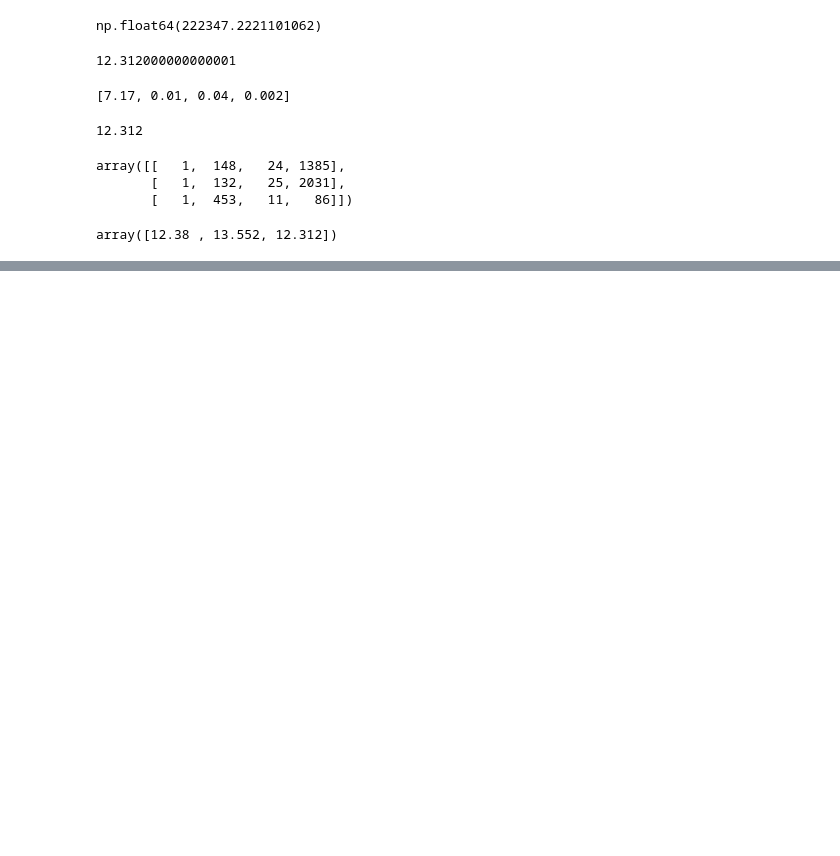
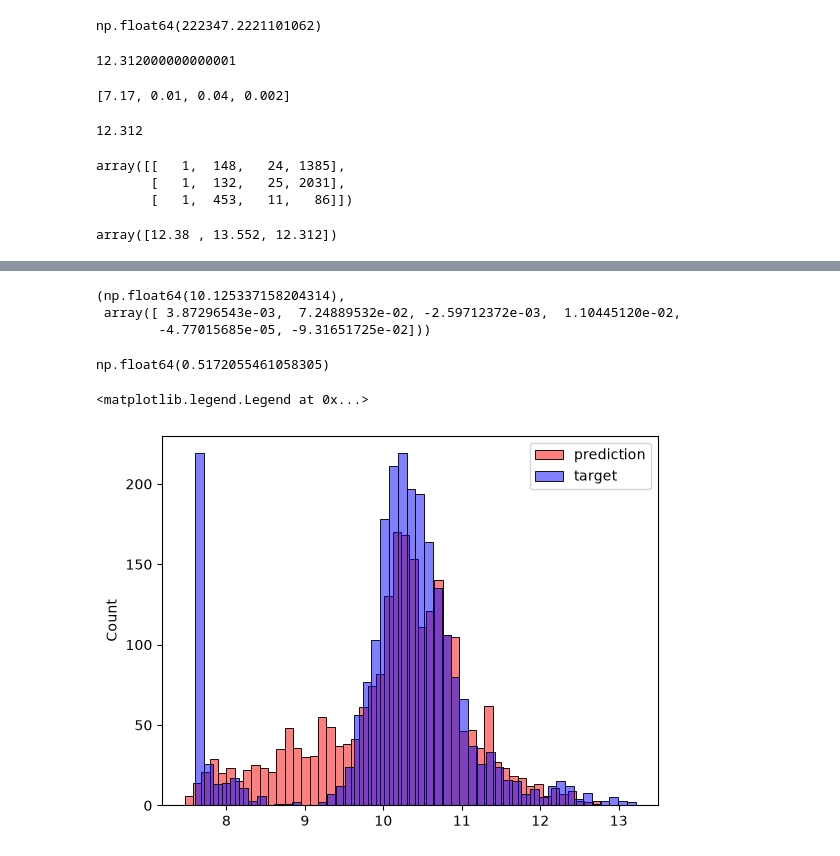
Before and after one commit to vinodnagarelearn/machine-learning-zoomcamp-homework, a Jupyter notebook: 02-regression/02-carprice.ipynb, the cells around one changed output, grey strips where cells are left out. Cells and saved outputs as stored; diff of their text form; code cells hidden in the pictures; blank space fills up the shorter version.

```diff
--- a/02-regression/02-carprice.ipynb
+++ b/02-regression/02-carprice.ipynb
@@ -437,0 +537,31 @@ array([12.38 , 13.552, 12.312])
+# %%
+def prepare_X(df):
+    df = df.copy()
+    df['age'] = 2026 - df.year
+    feature = base + ['age']
+    df_num = df[feature]
+    df_num = df_num.fillna(0)
+    X = df_num.values
+    return X
+# %%
+X_train = prepare_X(df_train)
+w0, w = train_linear_regression(X_train, y_train)
+w0, w
+# %% [output]
+(np.float64(10.125337158204314),
+ array([ 3.87296543e-03,  7.24889532e-02, -2.59712372e-03,  1.10445120e-02,
+        -4.77015685e-05, -9.31651725e-02]))
+# %%
+X_val = prepare_X(df_val)
+y_pred = w0 + X_val.dot(w)
+# %%
+rmse(y_val, y_pred)
+# %% [output]
+np.float64(0.5172055461058305)
+# %%
+sns.histplot(y_pred, label = 'prediction', color = 'red', alpha = 0.5, bins = 50)
+sns.histplot(y_val, label = 'target', color = 'blue', alpha = 0.5, bins = 50)
+plt.legend()
+# %% [output]
+<matplotlib.legend.Legend at 0x...>
+[figure, added]
```
Also changed, not shown: parts of 21 cells of this notebook.
